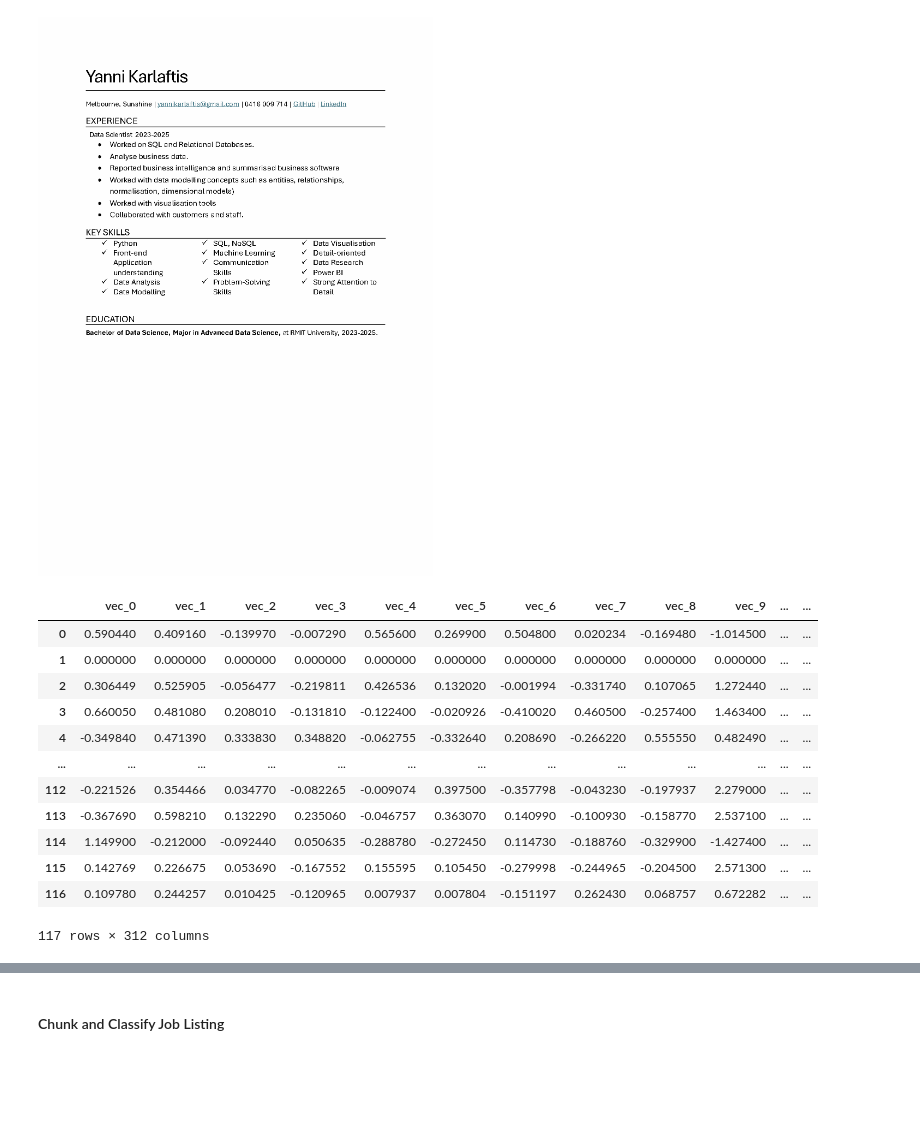
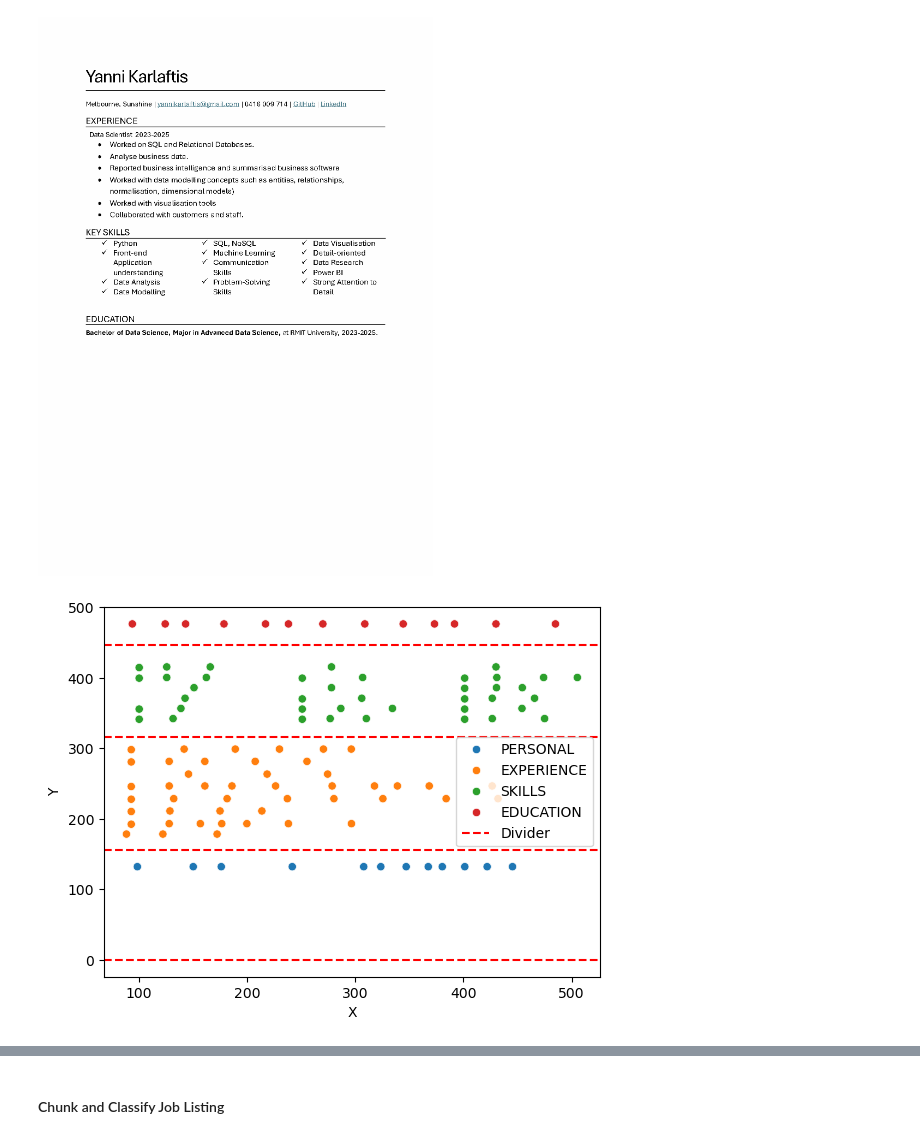
Before and after one commit to Cactus878/Resume_Scorer, a Jupyter notebook: Resume_Scorer.ipynb, the cells around one changed output, grey strips where cells are left out. Drawn from its saved outputs; the diff is of its cells as text; code cells hidden in the pictures; blank space fills up the shorter version.

```diff
--- a/Resume_Scorer.ipynb
+++ b/Resume_Scorer.ipynb
@@ -253,5 +441,5 @@ decoded_labels = resume_label_encoder.inverse_transform(y_pred_df)['label'].valu
 # %%
-cluster_centers = get_cluster_centers(df=resume_df,
+resume_df, cluster_centers = get_cluster_centers(df=resume_df,
                                        predicted=decoded_labels,
                                        original_words=resume_df["original_word"],
                                        show_cluster_centers=False)
@@ -265,0 +462,3 @@ combined_clusters = combine_close_cluster_titles(clusters=cluster_centers)
+# %%
+y_dividers = create_y_divider(df=resume_df,
+                                    clusters=combined_clusters)
@@ -265,0 +469,4 @@ combined_clusters = combine_close_cluster_titles(clusters=cluster_centers)
+# %%
+x_dividers = create_x_divider(df=resume_df,
+                                    clusters=combined_clusters,
+                                    valid_y_dividers=y_dividers)
@@ -266,23 +477,35 @@ combined_clusters = combine_close_cluster_titles(clusters=cluster_centers)
 # %%
 resume_df = cluster_text(df=resume_df,
-                         clusters=combined_clusters)
+                         clusters=combined_clusters,
+                         y_dividers=y_dividers,
+                        x_dividers=x_dividers)
 # %%
 pages[0].to_image(resolution=175)
 # %% [output]
 [figure]
-# %%
-resume_df
-# %% [output]
-|  | vec_0 | vec_1 | vec_2 | vec_3 | vec_4 | vec_5 | vec_6 | vec_7 | vec_8 | vec_9 | ... | ... |
-| 0 | 0.590440 | 0.409160 | -0.139970 | -0.007290 | 0.565600 | 0.269900 | 0.504800 | 0.020234 | -0.169480 | -1.014500 | ... | ... |
-| 1 | 0.000000 | 0.000000 | 0.000000 | 0.000000 | 0.000000 | 0.000000 | 0.000000 | 0.000000 | 0.000000 | 0.000000 | ... | ... |
-| 2 | 0.306449 | 0.525905 | -0.056477 | -0.219811 | 0.426536 | 0.132020 | -0.001994 | -0.331740 | 0.107065 | 1.272440 | ... | ... |
-| 3 | 0.660050 | 0.481080 | 0.208010 | -0.131810 | -0.122400 | -0.020926 | -0.410020 | 0.460500 | -0.257400 | 1.463400 | ... | ... |
-| 4 | -0.349840 | 0.471390 | 0.333830 | 0.348820 | -0.062755 | -0.332640 | 0.208690 | -0.266220 | 0.555550 | 0.482490 | ... | ... |
-| ... | ... | ... | ... | ... | ... | ... | ... | ... | ... | ... | ... | ... |
-| 112 | -0.221526 | 0.354466 | 0.034770 | -0.082265 | -0.009074 | 0.397500 | -0.357798 | -0.043230 | -0.197937 | 2.279000 | ... | ... |
-| 113 | -0.367690 | 0.598210 | 0.132290 | 0.235060 | -0.046757 | 0.363070 | 0.140990 | -0.100930 | -0.158770 | 2.537100 | ... | ... |
-| 114 | 1.149900 | -0.212000 | -0.092440 | 0.050635 | -0.288780 | -0.272450 | 0.114730 | -0.188760 | -0.329900 | -1.427400 | ... | ... |
-| 115 | 0.142769 | 0.226675 | 0.053690 | -0.167552 | 0.155595 | 0.105450 | -0.279998 | -0.244965 | -0.204500 | 2.571300 | ... | ... |
-| 116 | 0.109780 | 0.244257 | 0.010425 | -0.120965 | 0.007937 | 0.007804 | -0.151197 | 0.262430 | 0.068757 | 0.672282 | ... | ... |
-117 rows × 312 columns
+# %%
+ax = sns.scatterplot(data=resume_df, x="X", y="Y", hue="cluster")
+
+for i, y in enumerate(y_dividers):
+    if i == 0:
+        plt.axhline(y=y, color="r", linestyle="--", label="Divider")
+    else:
+        plt.axhline(y=y, color="r", linestyle="--")
+
+for i, points in enumerate(x_dividers):
+    x_pos = points[0]
+    y_start = points[1]
+    y_end = points[2]
+
+    if y_start == float("inf"):
+        y_start = plt.ylim()[1]
+
+    if y_end == float("inf"):
+        y_end = plt.ylim()[1]
+
+    plt.vlines(x=x_pos, ymin=y_start, ymax=y_end, colors="r", linestyles="--")
+
+ax.legend()
+plt.show()
+# %% [output]
+[figure, added]
```
Also changed, not shown: parts of 23 cells of this notebook, 20 other files.
